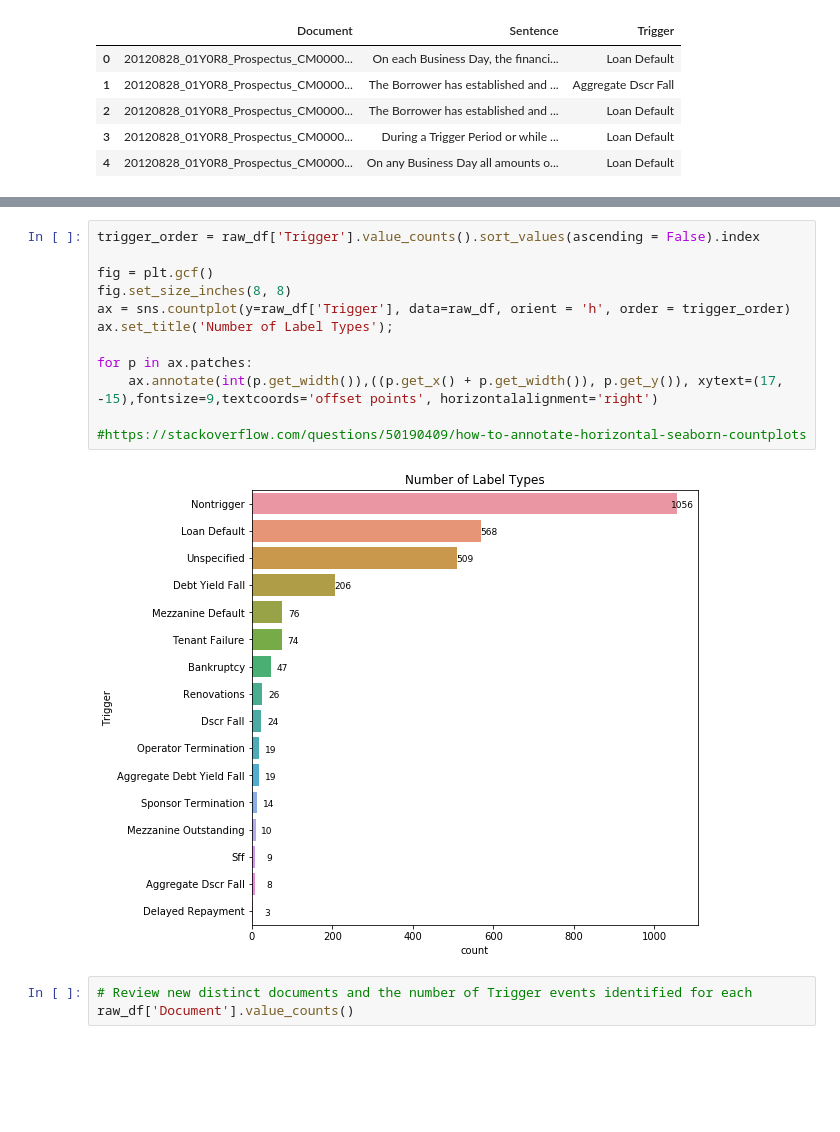
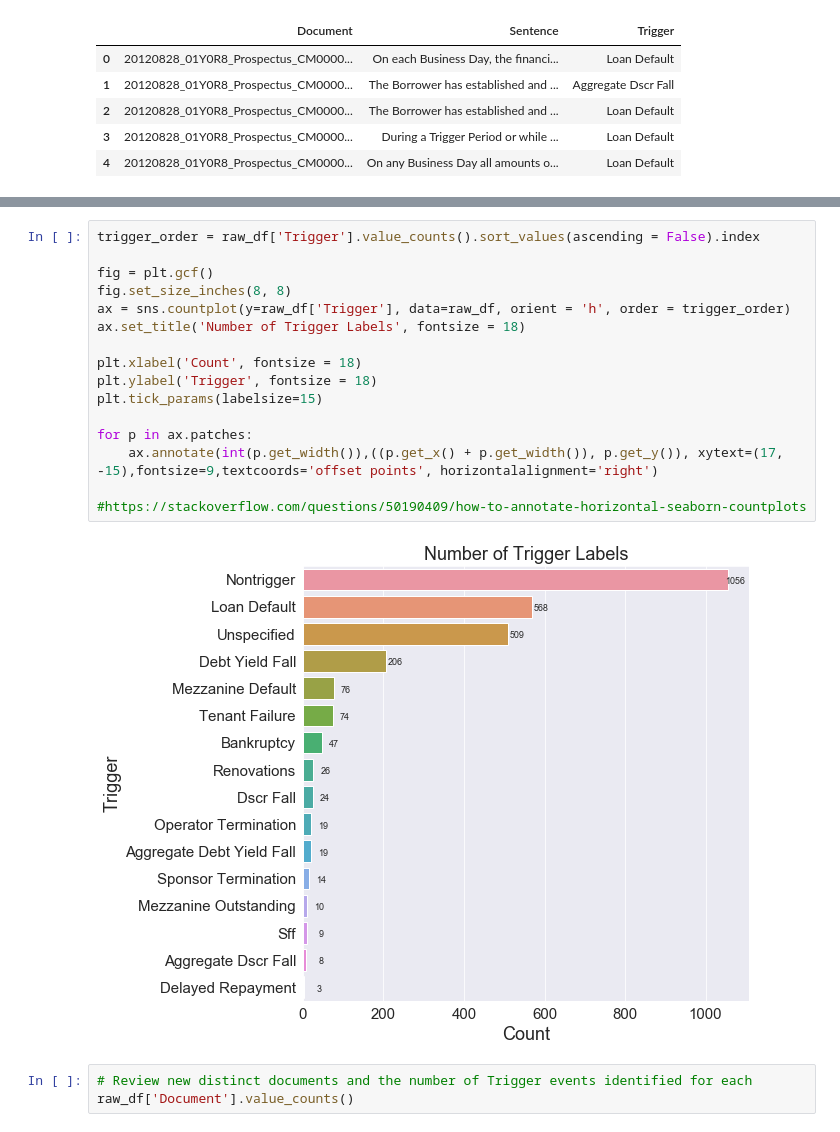
Before and after one commit to jcbdata/Legalese_Mortgage_Documents, a Jupyter notebook: Code/Exos_Mortgages_16JuneDataBLogOnly_Debt_Yield_Fall.ipynb, the cells around one changed output, grey strips where cells are left out. Saved outputs shown, nothing was run; the diff lists cells and outputs as text; blank space fills up the shorter version.

```diff
--- a/Code/Exos_Mortgages_16JuneDataBLogOnly_Debt_Yield_Fall.ipynb
+++ b/Code/Exos_Mortgages_16JuneDataBLogOnly_Debt_Yield_Fall.ipynb
@@ -242,17 +242,21 @@ Name: Trigger, dtype: int64
 # %%
 trigger_order = raw_df['Trigger'].value_counts().sort_values(ascending = False).index
 
 fig = plt.gcf()
 fig.set_size_inches(8, 8)
 ax = sns.countplot(y=raw_df['Trigger'], data=raw_df, orient = 'h', order = trigger_order)
-ax.set_title('Number of Label Types');
+ax.set_title('Number of Trigger Labels', fontsize = 18)
+
+plt.xlabel('Count', fontsize = 18)
+plt.ylabel('Trigger', fontsize = 18)
+plt.tick_params(labelsize=15)
 
 for p in ax.patches:
     ax.annotate(int(p.get_width()),((p.get_x() + p.get_width()), p.get_y()), xytext=(17, -15),fontsize=9,textcoords='offset points', horizontalalignment='right')
 
 #https://stackoverflow.com/questions/50190409/how-to-annotate-horizontal-seaborn-countplots
 # %% [output]
-[figure, old version]
+[figure, new version]
 # %%
 # Review new distinct documents and the number of Trigger events identified for each
 raw_df['Document'].value_counts()
```
Also changed, not shown: 1 other file.
